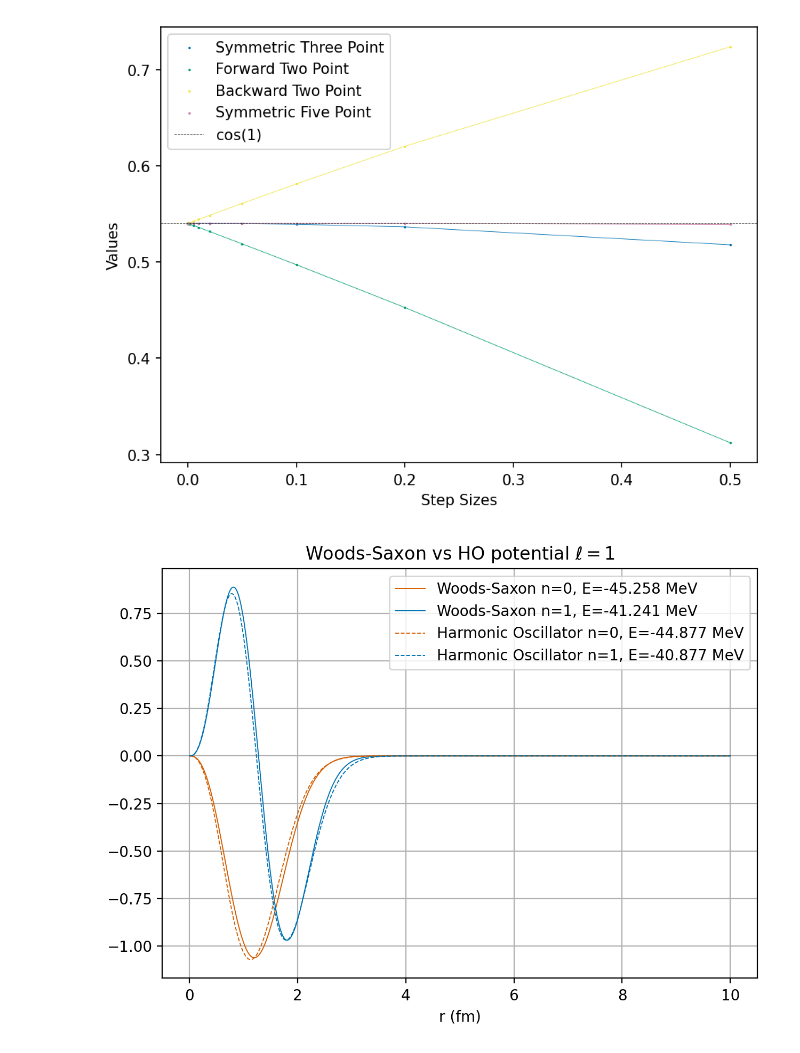
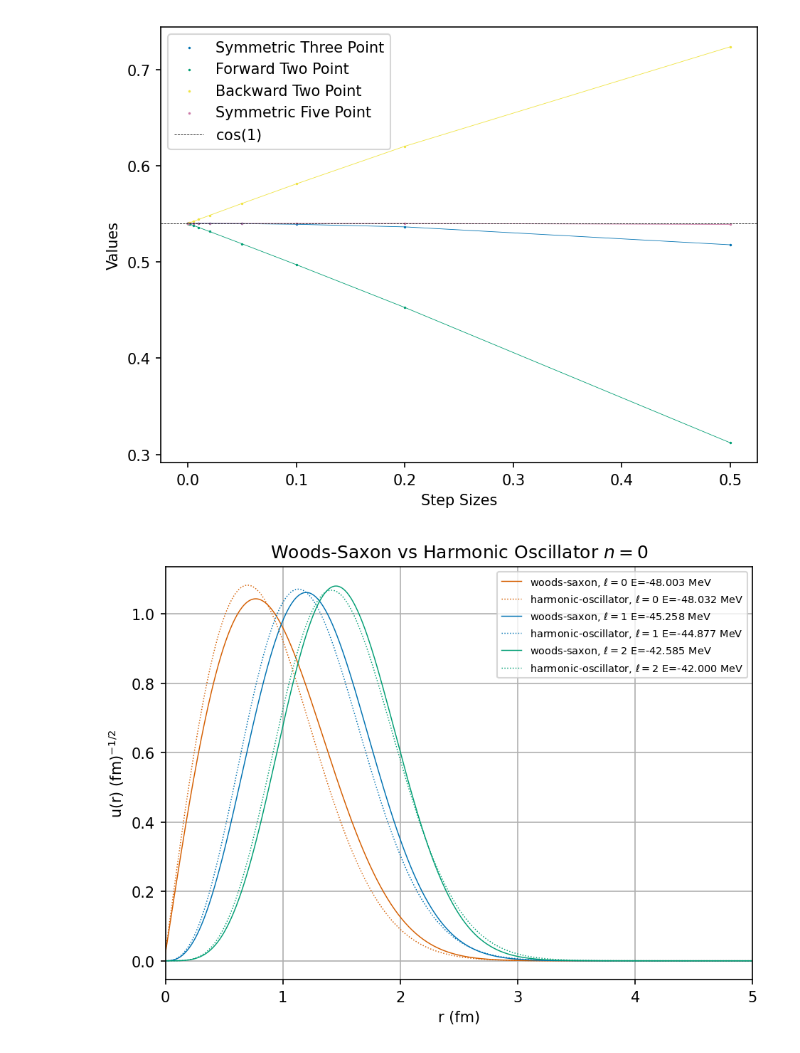
Before and after one commit to orionlee3/RandomNumMethods, a Jupyter notebook: Quantum1NumMethods.ipynb, the cells around one changed output. Saved outputs shown, nothing was run; the diff lists cells and outputs as text; code cells hidden in the pictures.

```diff
--- a/Quantum1NumMethods.ipynb
+++ b/Quantum1NumMethods.ipynb
@@ -300,32 +289,35 @@ bound_energies_so, bound_wavefunctions_so = solve_schrodinger(
 # %%
 # Plot Woods-Saxon and Harmonic Oscillator wavefunctions
-plt.figure(dpi=200)
-plot_num = 2
-for i, energy in enumerate(bound_energies_ws[:plot_num]):  # Woods-Saxon
-    color = colormap(i)  # Get a consistent color for this index
-    plt.plot(
-        r_vect,
-        bound_wavefunctions_ws[:, i],
-        label=f"Woods-Saxon n={i}, E={energy:.3f} MeV",
-        lw=0.7,
-        color=color,
-    )
+plt.figure(dpi=150)
+plot_num = 1
+l = 0
+for l in l_values:
+    for j, potential in enumerate(potential_types):
+        if "spin-orbit" == potential:
+            pass
+        else:
+            for i, energy in enumerate(
+                dataset[l][potential]["bound_energies"][:plot_num]
+            ):
+                color = colormap(l)
+                plt.plot(
+                    r_vect,
+                    -dataset[l][potential]["bound_wavefunctions"][:, i],
+                    label=rf"{potential}, $\ell = {l}$ E={energy:.3f} MeV",
+                    lw=0.7,
+                    color=color,
+                    ls=line_styles[j],
+                )
 
-for j, energy_HO in enumerate(bound_energies_ho[:plot_num]):  # Harmonic Oscillator
-    color = colormap(j)  # Use the same color as for Woods-Saxon
-    plt.plot(
-        r_vect,
-        bound_wavefunctions_ho[:, j],
-        label=f"Harmonic Oscillator n={j}, E={energy_HO:.3f} MeV",
-        lw=0.7,
-        ls="dashed",
-        color=color,
-    )
+
 plt.xlabel("r (fm)")
-plt.title(rf"Woods-Saxon vs HO potential $\ell = {l}$")
-plt.legend()
+plt.xlim(0, 5)
+plt.ylabel(r"u(r) (fm)$^{-1/2}$")
+plt.title(rf"Woods-Saxon vs Harmonic Oscillator $n = {plot_num - 1}$")
+plt.legend(loc="upper right", fontsize="x-small")
 plt.grid(True)  # Optional: Add a grid for better readability
 plt.tight_layout()
+# plt.savefig('Num_Methods/RandomNumMethods/ws_ho_n0.png')
 plt.show()
 # %% [output]
-[figure, old version]
+[figure, new version]
```
Also changed, not shown: parts of 4 cells of this notebook, 8 other files.
